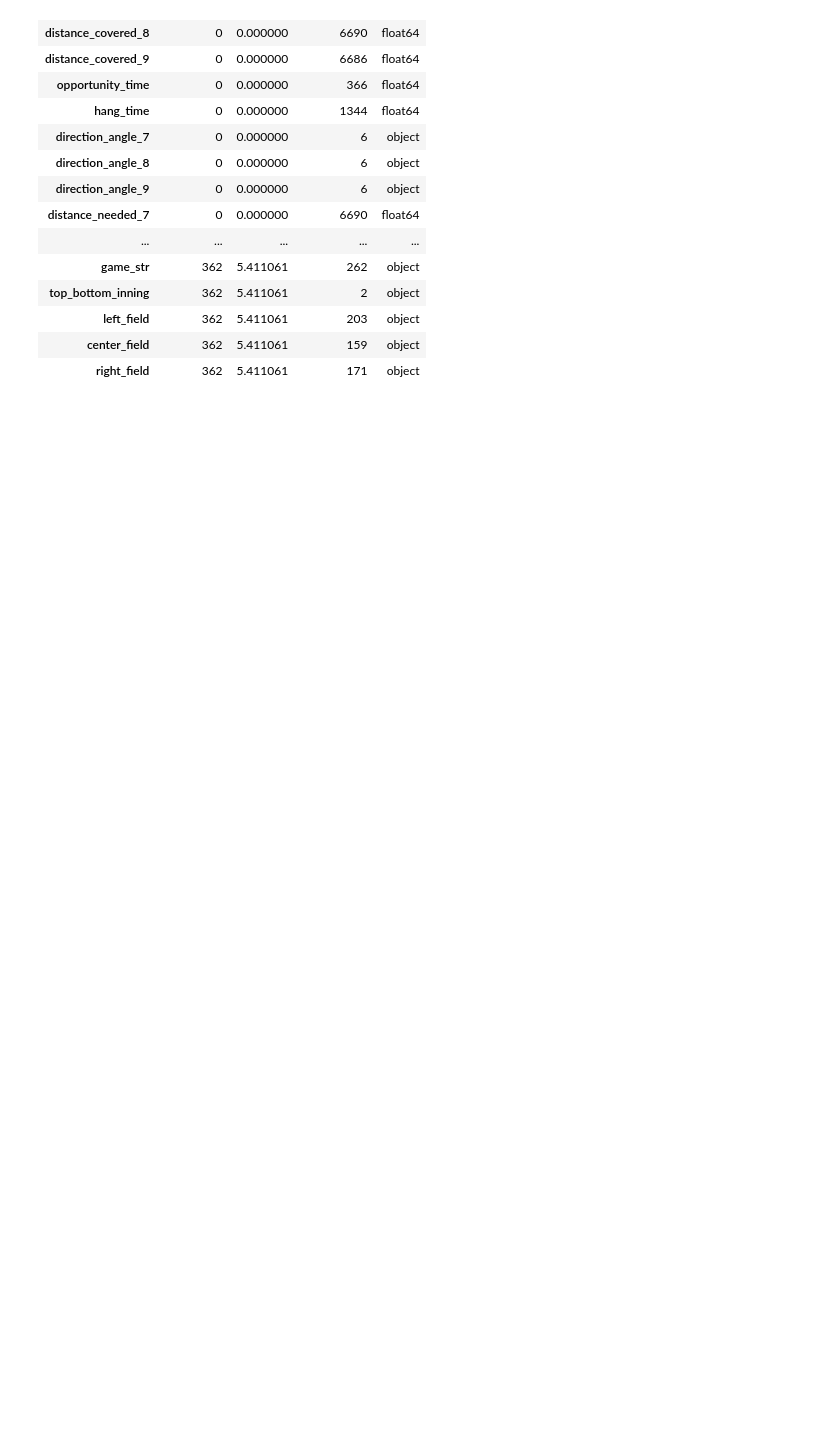
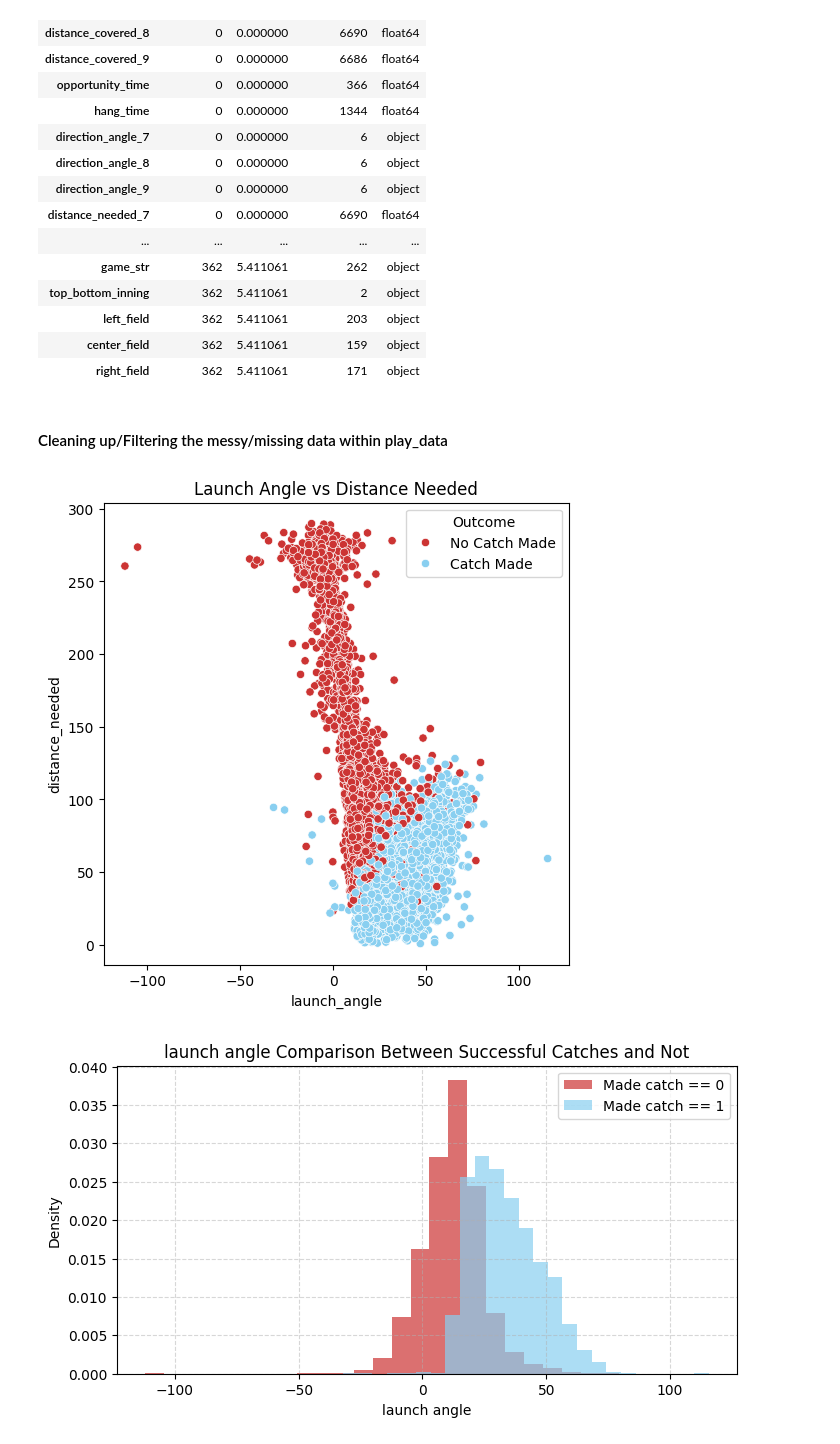
Before and after one commit to d2osborn/SMTChallenge2025, a Jupyter notebook: Team15-eda.ipynb, the cells around one changed output. Cells and saved outputs as stored; diff of their text form; code cells hidden in the pictures; blank space fills up the shorter version.

```diff
--- a/Team15-eda.ipynb
+++ b/Team15-eda.ipynb
@@ -344,3 +344,21 @@ def euclidean_distance(x1: float, y1: float, x2: float, y2: float) -> float:
     Arguments: (x1, y1), (x2, y2)
     """
     return np.sqrt((x2-x1)**2 + (y2-y1)**2)
+# %%
+def catch_made_hist(df: pd.DataFrame, column: str) -> None:
+    """
+    Displays overlapping histograms between successful catches and not for some column
+
+    Arguments: column: is some quantitative column in df
+    """
+    df = df.copy()
+
+    plt.figure(figsize=(8, 4))
+    plt.hist(df[df['is_out_catch'] == 0][column], bins=25, alpha=0.7, label='Made catch == 0', color='#CC3433', density=True)
+    plt.hist(df[df['is_out_catch'] == 1][column], bins=25, alpha=0.7, label='Made catch == 1', color='#89CFF0', density=True)
+    plt.xlabel(f"{column.replace('_', ' ')}")
+    plt.ylabel('Density')
+    plt.title(f"{column.replace('_', ' ')} Comparison Between Successful Catches and Not")
+    plt.legend()
+    plt.grid(True, linestyle='--', alpha=0.5)
+    plt.show()
@@ -1626,3 +1656,17 @@ info_table(play_data)
 | left_field | 362 | 5.411061 | 203 | object |
 | center_field | 362 | 5.411061 | 159 | object |
 | right_field | 362 | 5.411061 | 171 | object |
+# %% [markdown]
+#### Cleaning up/Filtering the messy/missing data within play_data
+# %%
+plt.figure(figsize=(6, 6))
+scatter_plot = sns.scatterplot(data=play_data, x='launch_angle', y='distance_needed', hue='is_out_catch', palette={0: '#CC3433', 1: '#89CFF0'})
+handles, labels = scatter_plot.get_legend_handles_labels()
+scatter_plot.legend(handles=handles, labels=['No Catch Made', 'Catch Made'], title='Outcome')
+plt.title('Launch Angle vs Distance Needed')
+plt.show()
+
+catch_made_hist(play_data, 'launch_angle')
+# %% [output]
+[figure, added]
+[figure, added]
```
Also changed, not shown: parts of 11 cells of this notebook.
